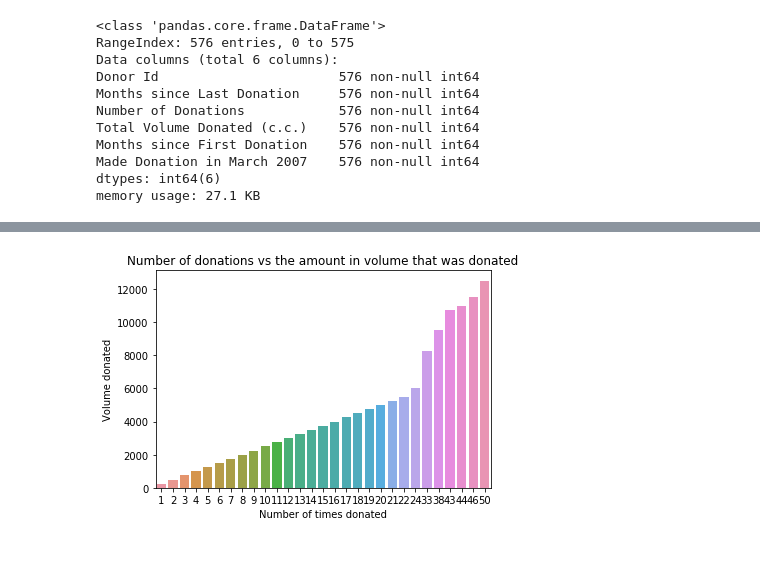
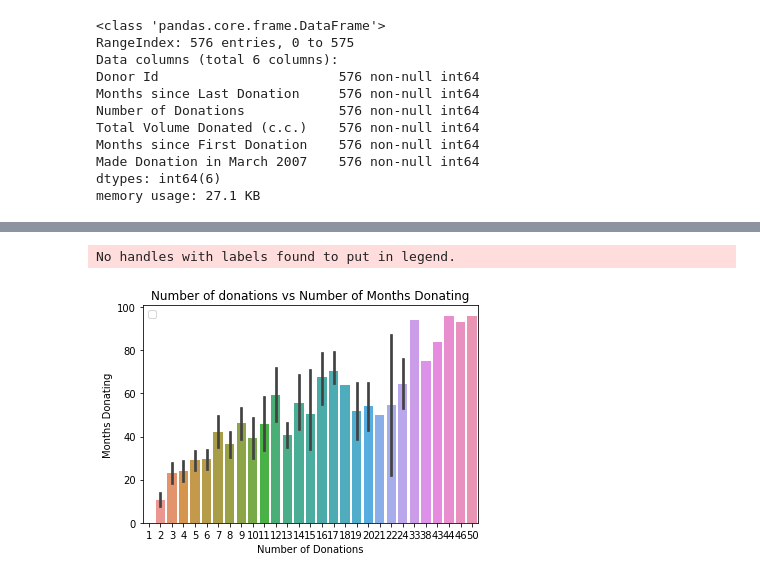
Before and after one commit to sharonmalio/python4datascience, a Jupyter notebook: Challenge2.ipynb, the cells around one changed output, grey strips where cells are left out. Drawn from its saved outputs; the diff is of its cells as text; code cells hidden in the pictures.

```diff
--- a/Challenge2.ipynb
+++ b/Challenge2.ipynb
@@ -170,6 +179,7 @@ train.head(5)
 train.rename(columns = {'Made Donation in March 2007':'Donated'}, inplace=True)
 train.rename(columns = {'Number of Donations':'number_donations'}, inplace=True)
 train.rename(columns = {'Total Volume Donated (c.c.)':'total_volume'}, inplace=True)
+train.rename(columns = {'Months Donating':'months_donating'}, inplace=True)
 
 train.head(5)
 # %% [output]
@@ -184,12 +232,13 @@ from sklearn.model_selection import train_test_split
 # %%
-
 frequency = train.number_donations.values
-volume = train.total_volume.values
-barplot = sns.barplot(x=frequency, y=volume)
-barplot.set(xlabel='Number of Donations', ylabel='Total Volume Donated')
-plt.title("Number of donations vs the amount in volume that was donated")
-plt.xlabel("Number of times donated")
-plt.ylabel("Volume donated")
+months = train.months_donating.values
+barplot = sns.barplot(x=frequency, y=months)
+barplot.set(xlabel='Number of Donations', ylabel='Months Donating')
+plt.title("Number of donations vs Number of Months Donating")
+plt.xlabel("Number of Donations")
+plt.ylabel("Months Donating")
+plt.legend()
 plt.show()
 # %% [output]
+No handles with labels found to put in legend.
-[figure, old version]
+[figure, new version]
```
Also changed, not shown: parts of 13 cells of this notebook.
